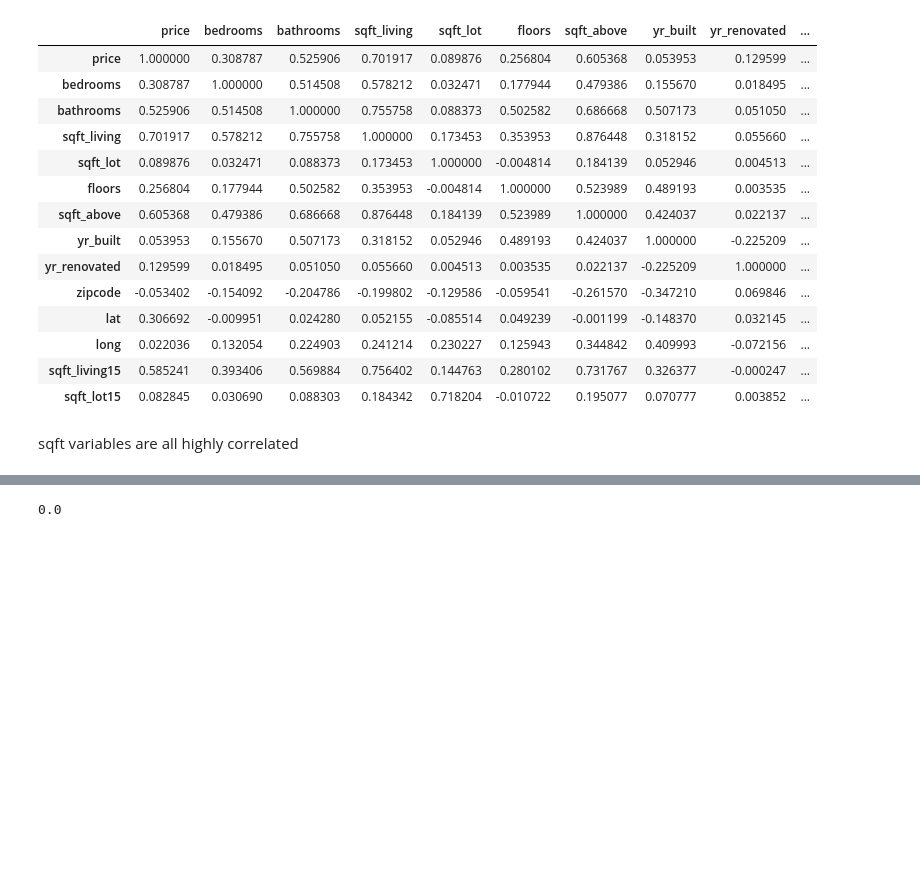
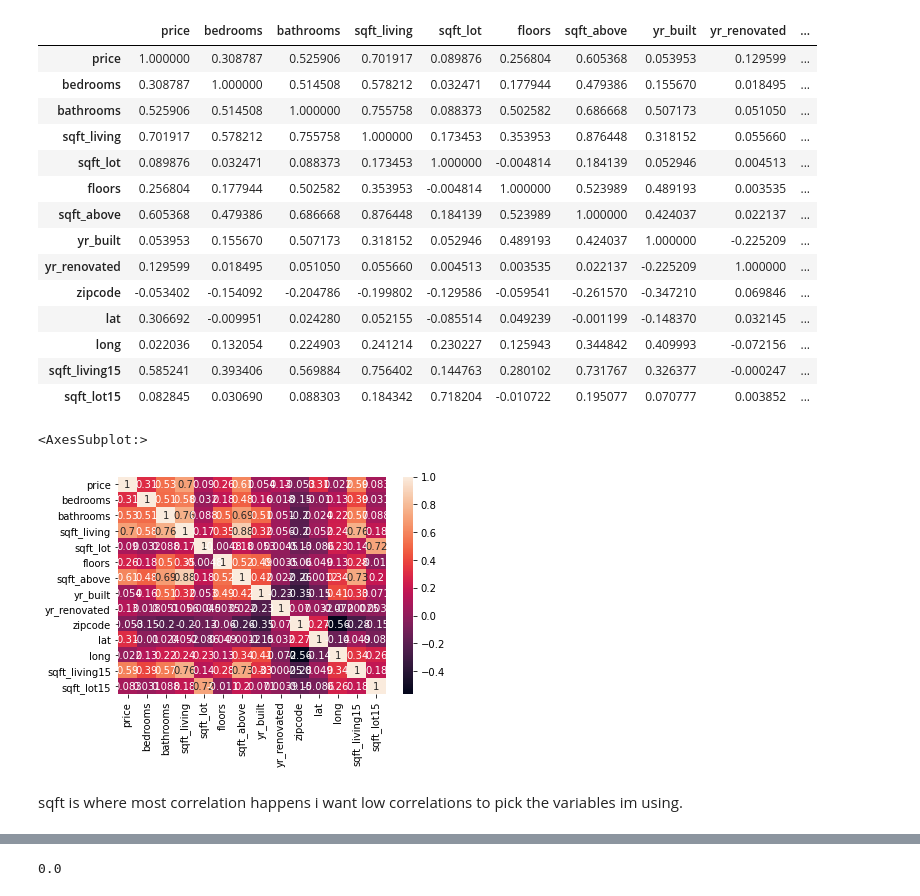
Before and after one commit to Deja2304/Deja-Phase-2-Project, a Jupyter notebook: Untitled.ipynb, the cells around one changed output, grey strips where cells are left out. Saved outputs shown, nothing was run; the diff lists cells and outputs as text; code cells hidden in the pictures; blank space fills up the shorter version.

```diff
--- a/Untitled.ipynb
+++ b/Untitled.ipynb
@@ -53,5 +57,10 @@ df.corr()
 | long | 0.022036 | 0.132054 | 0.224903 | 0.241214 | 0.230227 | 0.125943 | 0.344842 | 0.409993 | -0.072156 | ... |
 | sqft_living15 | 0.585241 | 0.393406 | 0.569884 | 0.756402 | 0.144763 | 0.280102 | 0.731767 | 0.326377 | -0.000247 | ... |
 | sqft_lot15 | 0.082845 | 0.030690 | 0.088303 | 0.184342 | 0.718204 | -0.010722 | 0.195077 | 0.070777 | 0.003852 | ... |
-# %% [markdown]
-sqft variables are all highly correlated
+# %%
+sns.heatmap(df.corr(),annot=True)
+# %% [output]
+<AxesSubplot:>
+[figure, added]
+# %% [markdown]
+sqft is where most correlation happens i want low correlations to pick the variables im using.
```
Also changed, not shown: parts of 55 cells of this notebook.
